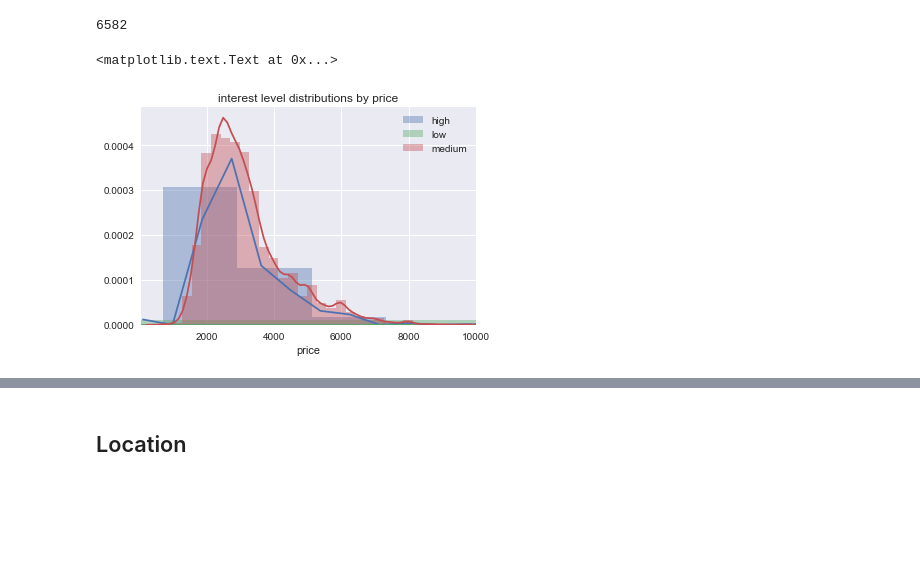
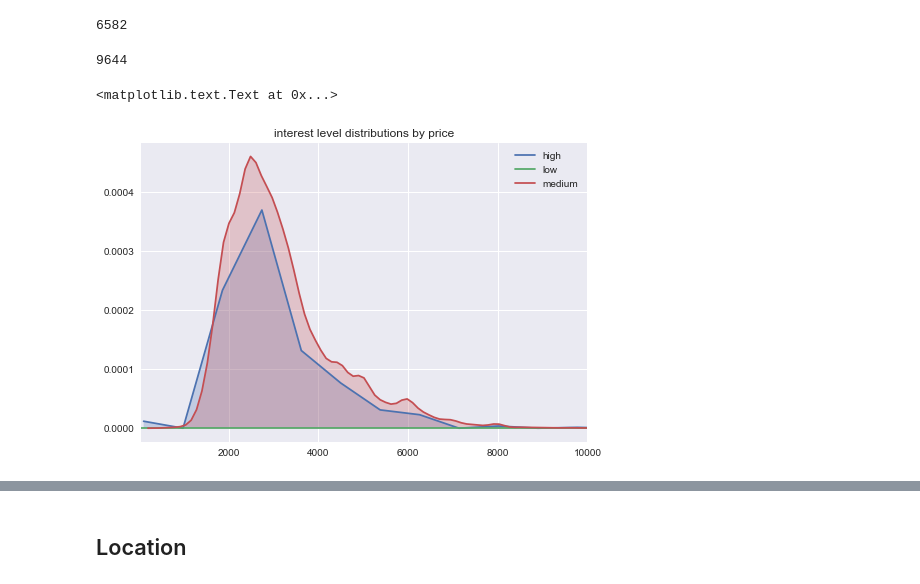
Before and after one commit to dgea005/kaggle, a Jupyter notebook: renthop/Explore.ipynb, the cells around one changed output, grey strips where cells are left out. Drawn from its saved outputs; the diff is of its cells as text; code cells hidden in the pictures; blank space fills up the shorter version.

```diff
--- a/renthop/Explore.ipynb
+++ b/renthop/Explore.ipynb
@@ -162,15 +185,19 @@ train.head(1)
 train.low_interest_manager_id.sum()
 # %% [output]
 6582
+# %%
+test.low_interest_manager_id.sum()
+# %% [output]
+9644
 # %%
 
-train.groupby('interest_level').apply(lambda x: sns.distplot(x.price, label=x.name))
+train.groupby('interest_level').apply(lambda x: sns.kdeplot(x.price.astype(int), label=x.name, shade=True))
 plt.xlim(50, 10000)
 plt.legend()
 plt.title('interest level distributions by price')
 # %% [output]
 <matplotlib.text.Text at 0x...>
-[figure, old version]
+[figure, new version]
 # %%
 n_interest_levels = train.interest_level.value_counts()
 # %%
```
Also changed, not shown: parts of 87 cells of this notebook, 1 other file.
